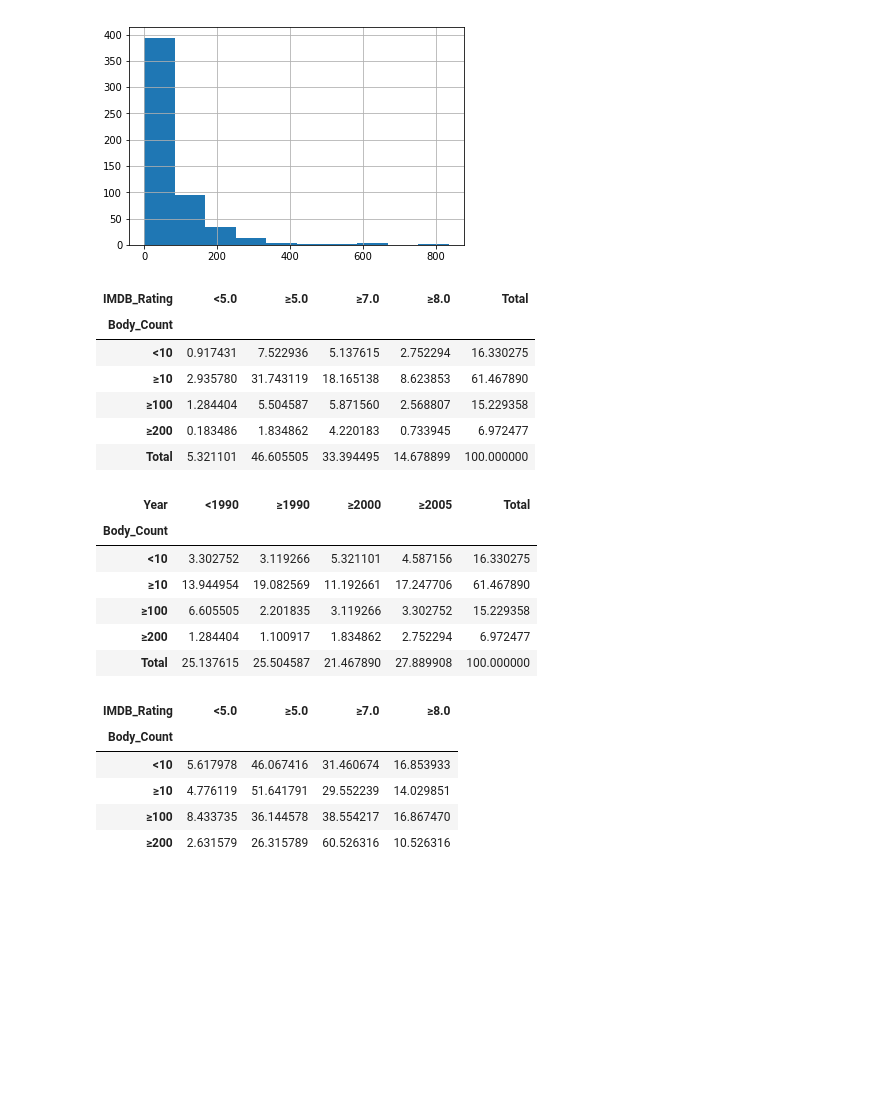
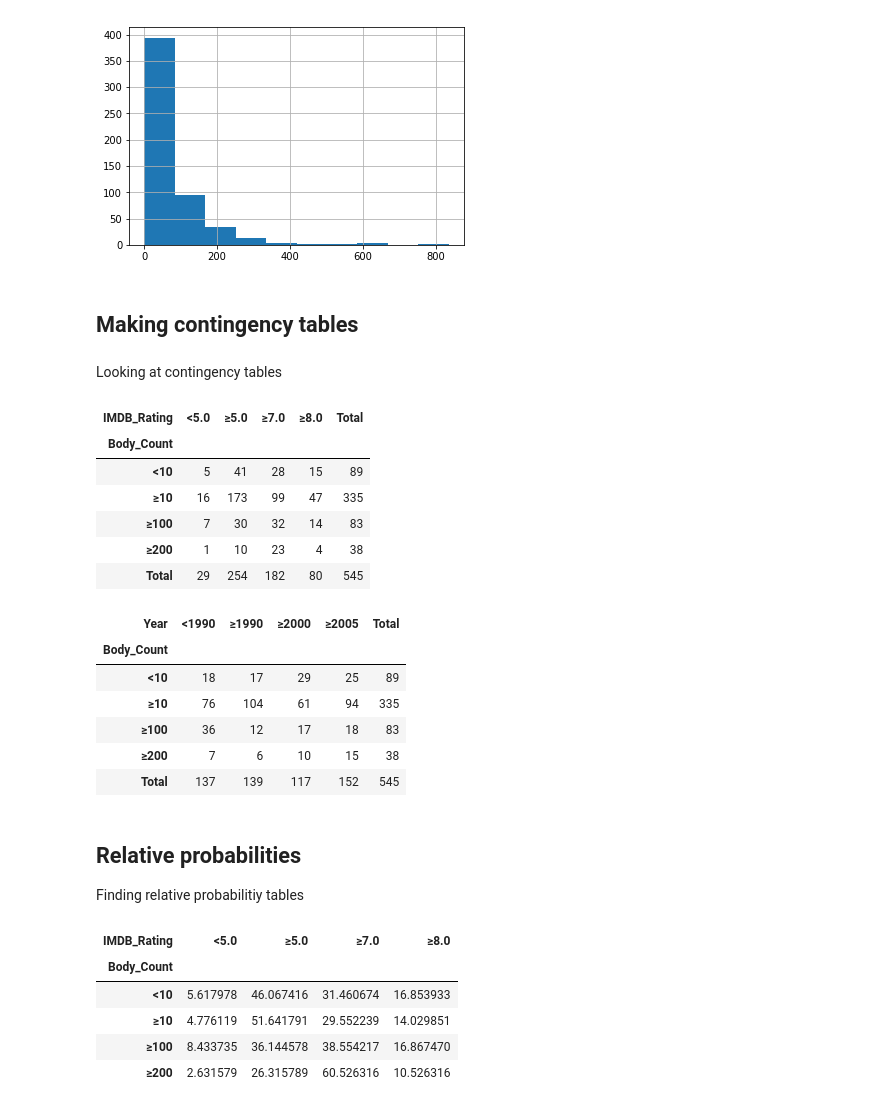
Before and after one commit to Euphe/data_analysis_project, a Jupyter notebook: hw3.ipynb, the cells around one changed output. Saved outputs shown, nothing was run; the diff lists cells and outputs as text; code cells hidden in the pictures; blank space fills up the shorter version.

```diff
--- a/hw3.ipynb
+++ b/hw3.ipynb
@@ -60,24 +64,38 @@ df['Body_Count'].hist()
 # %% [output]
 <matplotlib.axes._subplots.AxesSubplot at 0x...>
 [figure]
+# %% [markdown]
+## Making contingency tables
+# %%
+bodies = df['Body_Count'].apply(categorize_func([10, 100, 200]))
+imdb_rating = df['IMDB_Rating'].apply(categorize_func([5.0, 7.0, 8.0]))
+year = df['Year'].apply(categorize_func([1990, 2000, 2005]))
+
+contingency_table_imdb_bodies = pd.crosstab(bodies, imdb_rating, margins=True, margins_name='Total')
+contingency_table_year_bodies = pd.crosstab(bodies, year, margins=True, margins_name='Total')
+# %% [markdown]
+Looking at contingency tables
 # %%
-contingency_table_imdb_bodies * 100
+contingency_table_imdb_bodies
 # %% [output]
 | IMDB_Rating | <5.0 | ≥5.0 | ≥7.0 | ≥8.0 | Total |
 | Body_Count |  |  |  |  |  |
-| <10 | 0.917431 | 7.522936 | 5.137615 | 2.752294 | 16.330275 |
-| ≥10 | 2.935780 | 31.743119 | 18.165138 | 8.623853 | 61.467890 |
-| ≥100 | 1.284404 | 5.504587 | 5.871560 | 2.568807 | 15.229358 |
-| ≥200 | 0.183486 | 1.834862 | 4.220183 | 0.733945 | 6.972477 |
-| Total | 5.321101 | 46.605505 | 33.394495 | 14.678899 | 100.000000 |
+| <10 | 5 | 41 | 28 | 15 | 89 |
+| ≥10 | 16 | 173 | 99 | 47 | 335 |
+| ≥100 | 7 | 30 | 32 | 14 | 83 |
+| ≥200 | 1 | 10 | 23 | 4 | 38 |
+| Total | 29 | 254 | 182 | 80 | 545 |
 # %%
-contingency_table_year_bodies * 100
+contingency_table_year_bodies
 # %% [output]
 | Year | <1990 | ≥1990 | ≥2000 | ≥2005 | Total |
 | Body_Count |  |  |  |  |  |
-| <10 | 3.302752 | 3.119266 | 5.321101 | 4.587156 | 16.330275 |
-| ≥10 | 13.944954 | 19.082569 | 11.192661 | 17.247706 | 61.467890 |
-| ≥100 | 6.605505 | 2.201835 | 3.119266 | 3.302752 | 15.229358 |
-| ≥200 | 1.284404 | 1.100917 | 1.834862 | 2.752294 | 6.972477 |
-| Total | 25.137615 | 25.504587 | 21.467890 | 27.889908 | 100.000000 |
+| <10 | 18 | 17 | 29 | 25 | 89 |
+| ≥10 | 76 | 104 | 61 | 94 | 335 |
+| ≥100 | 36 | 12 | 17 | 18 | 83 |
+| ≥200 | 7 | 6 | 10 | 15 | 38 |
+| Total | 137 | 139 | 117 | 152 | 545 |
+# %% [markdown]
+## Relative probabilities
+Finding relative probabilitiy tables
 # %%
```
Also changed, not shown: parts of 8 cells of this notebook.
